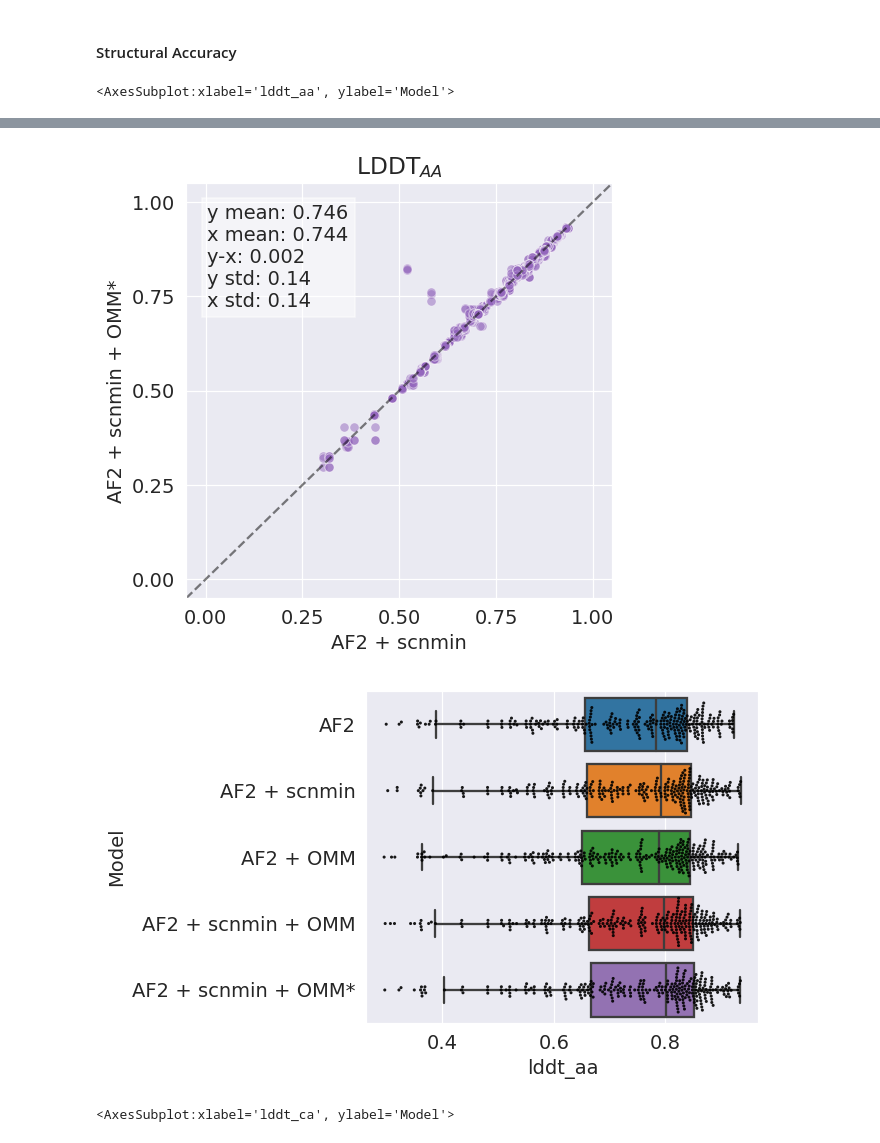
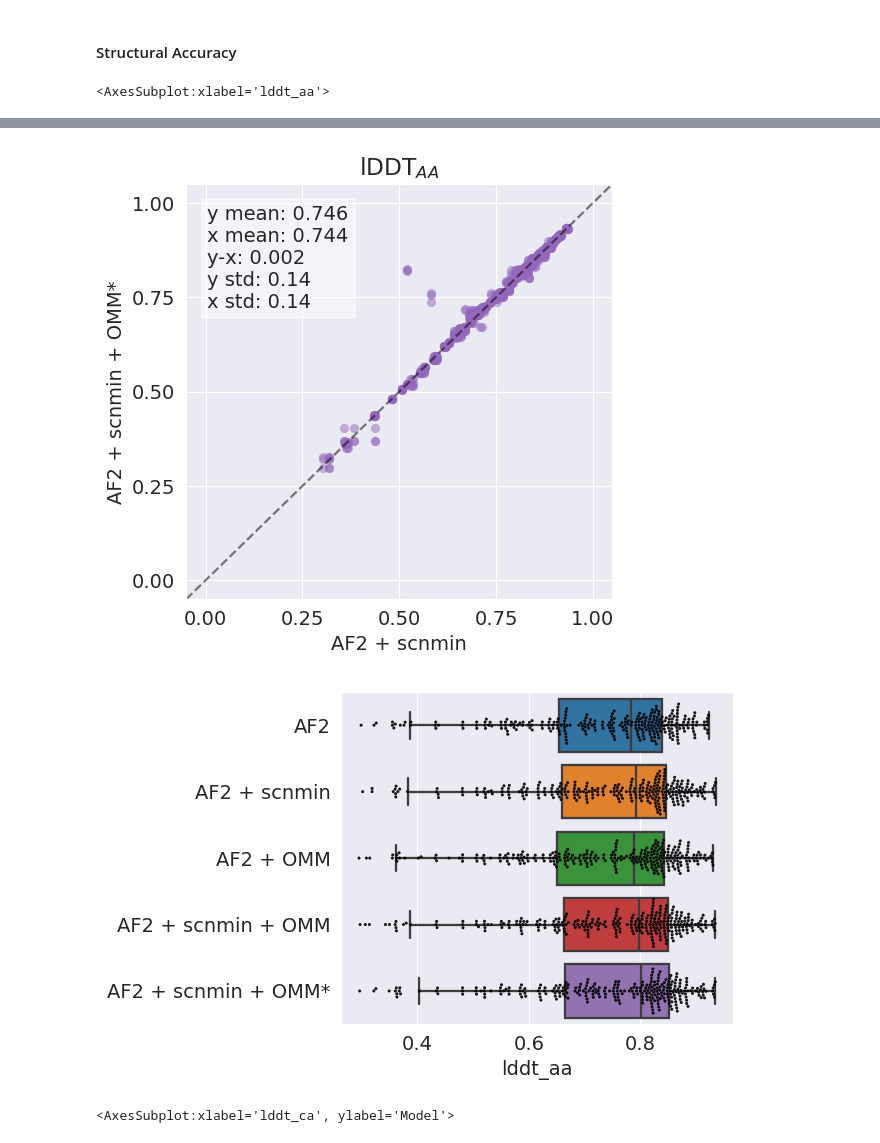
Before and after one commit to jonathanking/openfold, a Jupyter notebook: jk_research/evaluations/230731/230731_relax_plots.ipynb, the cells around one changed output, grey strips where cells are left out. Drawn from its saved outputs; the diff is of its cells as text; code cells hidden in the pictures.

```diff
--- a/jk_research/evaluations/230731/230731_relax_plots.ipynb
+++ b/jk_research/evaluations/230731/230731_relax_plots.ipynb
@@ -327,7 +327,7 @@ def make_accuracy_plot(dfx,
     elif hue and not hue_is_y:
         sns.scatterplot(data=df, x=xmetric, y=ymetric, hue=f"{hue}_{dfx_name}", ax=ax, alpha=alpha);
     else:
-        sns.scatterplot(data=df, x=xmetric, y=ymetric, ax=ax, alpha=alpha, color=color);
+        sns.scatterplot(data=df, x=xmetric, y=ymetric, ax=ax, alpha=alpha, color=color, linewidth=0);
 
 
     # Set number of x and y ticks to be the same
@@ -363,7 +363,7 @@ def make_accuracy_plot(dfx,
         elif metric == "MolProbityScore":
             metric_title = "MolProbity Score"
         elif metric == "lddt_aa":
-            metric_title = r'LDDT$_{AA}$'
+            metric_title = r'lDDT$_{AA}$'
         elif metric == "openmm":
             metric_title = "OpenMM Loss"
         else:
@@ -487,10 +487,15 @@ def make_nbarplot(dfs, df_names, metric, dataset_split, hue=None, hue_is_y=False
         metric_title = "MolProbity Score"
     elif metric == "pct_rank":
         metric_title = "Clash Score Percentile"
+    elif metric in ["openmm", "openmm_unscaled"]:
+        metric_title = "OpenMM-Loss"
     else:
         metric_title = metric
 
     plt.xlabel(metric_title);
+
+    # Remove y label
+    ax.set_ylabel('')
 
     # Set the title of the plot to be the metric and the dataset split
     if add_split:
@@ -888,7 +989,7 @@ make_accuracy_plot(dfs['AF2']['combined']['test_pred'],
                    "test",
                    metric='lddt_aa',
                    size=5,
-                   alpha=.5,
+                   alpha=.2,
                    save_prefix='lddt_aa',
                    nbins=5,
                    color='tab:purple',)
@@ -901,7 +1002,7 @@ make_accuracy_plot(dfs['AF2 + scnmin']['combined']['test_pred'],
                    metric='lddt_aa',
                    size=5,
                    alpha=.5,
-                   save_prefix='lddt_aa',
+                   save_prefix='lddt_aa_scnmin',
                    nbins=5,
                    color='tab:purple',)
 
@@ -920,8 +1021,8 @@ make_nbarplot((dfs['AF2']['combined']['test_pred'],
               dotsize=2,
               fliers=False,
               title_suffix="",
-              save_prefix="clash_UR",
+              save_prefix="lddt_aa_bar",
               swarm=True,
               violin=False)
 # %% [output]
-<AxesSubplot:xlabel='lddt_aa', ylabel='Model'>
+<AxesSubplot:xlabel='lddt_aa'>
@@ -929,5 +1030,5 @@ make_nbarplot((dfs['AF2']['combined']['test_pred'],
-[figure, old version]
+[figure, new version]
-[figure, old version]
+[figure, new version]
 # %%
 make_accuracy_plot(dfs['AF2 + scnmin']['combined']['test_pred'],
                    dfs['AF2 + scnmin + OMM*']['combined']['test_pred'],
```
Also changed, not shown: parts of 14 cells of this notebook, 13 other files.
